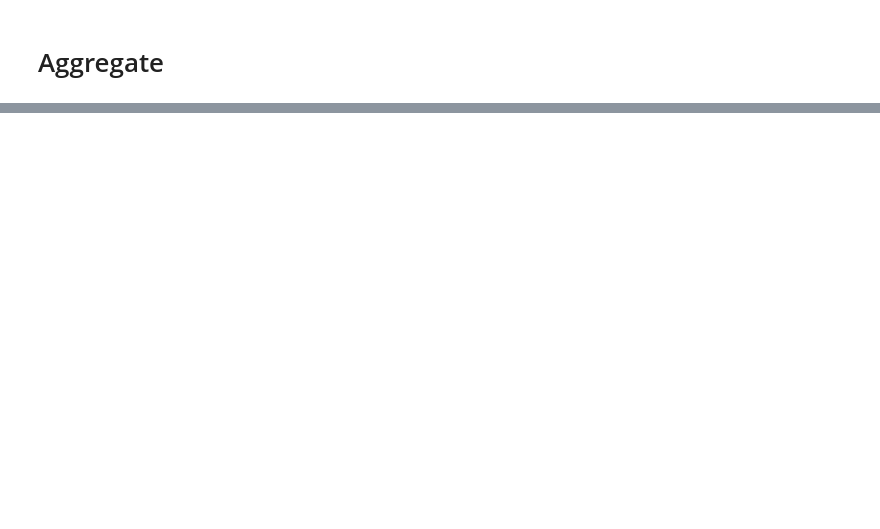
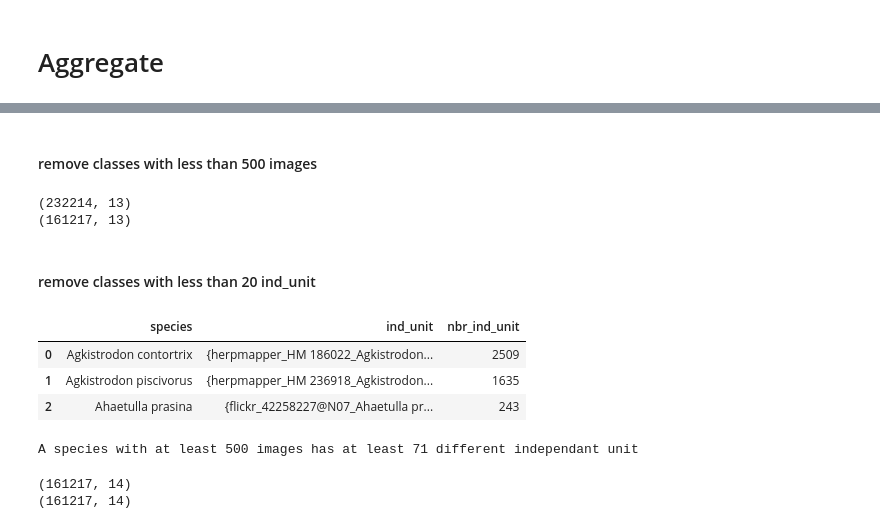
Before and after one commit to cam4ani/snakes, a Jupyter notebook: reunited_all_datasource_for_dl.ipynb, the cells around one changed output, grey strips where cells are left out. Saved outputs shown, nothing was run; the diff lists cells and outputs as text; code cells hidden in the pictures; blank space fills up the shorter version.

```diff
--- a/reunited_all_datasource_for_dl.ipynb
+++ b/reunited_all_datasource_for_dl.ipynb
@@ -144,0 +243,30 @@ print('We have %d images collected from Flickr'%len(li_flickr_images))
+# %%
+df_crowdai = df.copy()
+# %% [markdown]
+#### remove classes with less than 500 images
+# %%
+dico_species_nbrimage = dict(df['species'].value_counts())
+df_crowdai['has_enough_images'] = df_crowdai['species'].map(lambda x: dico_species_nbrimage[x]>499)
+# %%
+print(df_crowdai.shape)
+df_crowdai = df_crowdai[df_crowdai['has_enough_images']]
+print(df_crowdai.shape)
+# %% [output]
+(232214, 13)
+(161217, 13)
+# %% [markdown]
+#### remove classes with less than 20 ind_unit
+# %%
+df_ind_unit = df_crowdai.groupby('species')['ind_unit'].agg(lambda x: set(x)).reset_index()
+df_ind_unit['nbr_ind_unit'] = df_ind_unit['ind_unit'].map(lambda x: len(x))
+df_ind_unit.head(3)
+# %% [output]
+|  | species | ind_unit | nbr_ind_unit |
+| 0 | Agkistrodon contortrix | {herpmapper_HM 186022_Agkistrodon... | 2509 |
+| 1 | Agkistrodon piscivorus | {herpmapper_HM 236918_Agkistrodon... | 1635 |
+| 2 | Ahaetulla prasina | {flickr_42258227@N07_Ahaetulla pr... | 243 |
+# %%
+x = min(df_ind_unit['nbr_ind_unit'].tolist())
+print('A species with at least 500 images has at least %d different independant unit'%x)
+# %% [output]
+A species with at least 500 images has at least 71 different independant unit
@@ -144,0 +276,7 @@ print('We have %d images collected from Flickr'%len(li_flickr_images))
+# %%
+print(df_crowdai.shape)
+df_crowdai = df_crowdai[df_crowdai['has_enough_ind_unit']]
+print(df_crowdai.shape)
+# %% [output]
+(161217, 14)
+(161217, 14)
```
Also changed, not shown: parts of 30 cells of this notebook, 2 other files.
